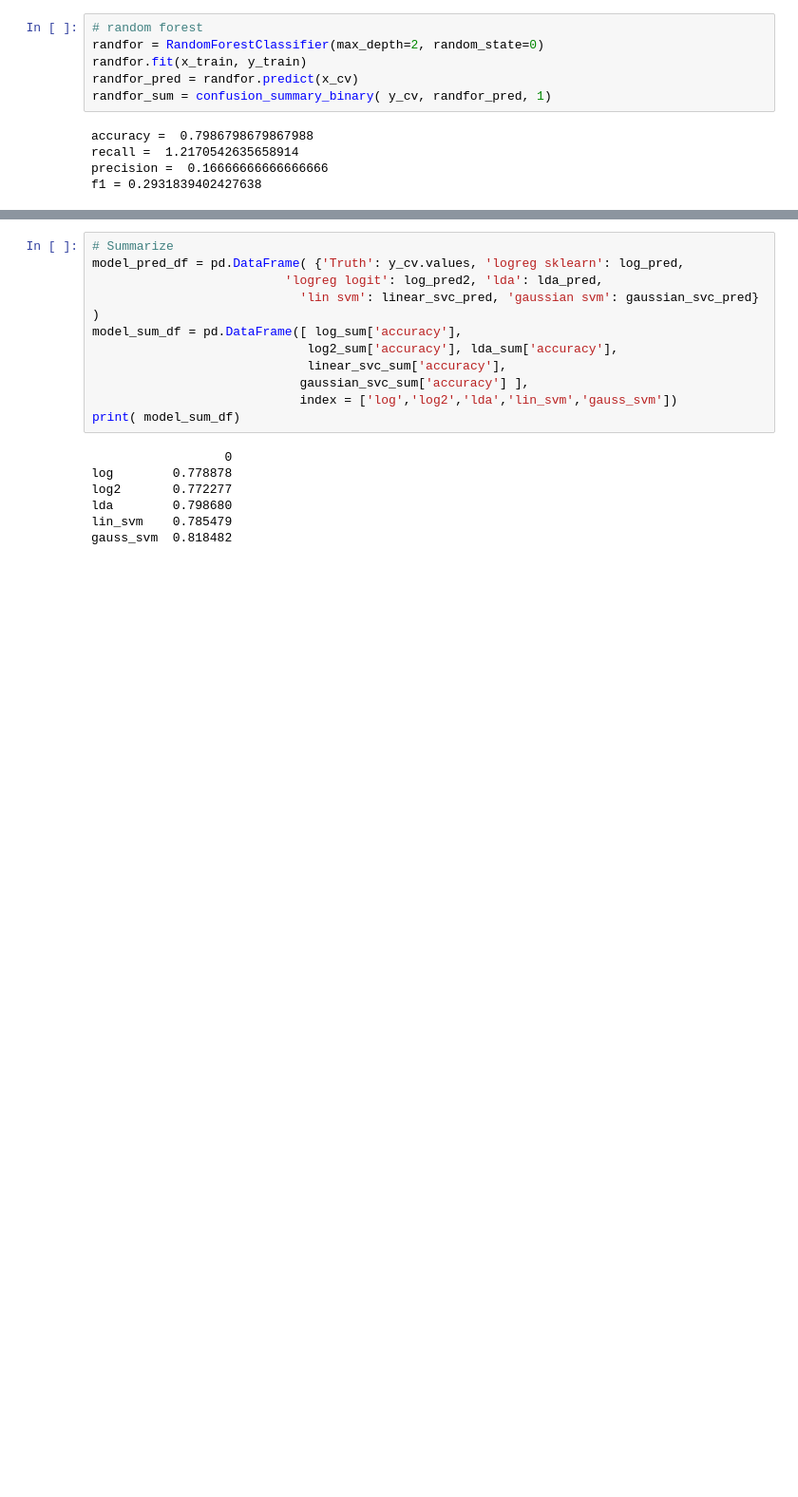
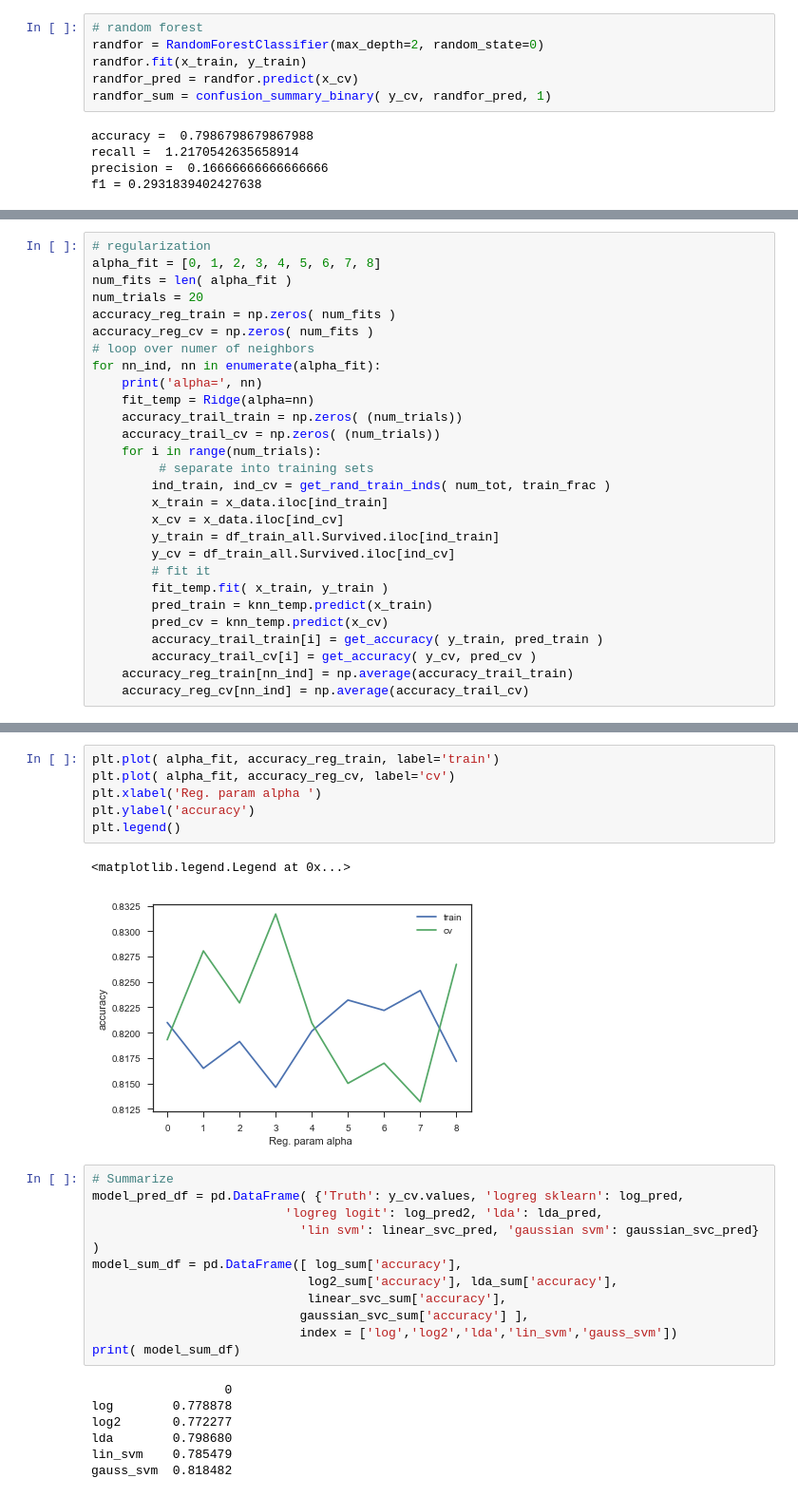
Before and after one commit to mstefferson/kaggle, a Jupyter notebook: titanic_survival.ipynb, the cells around one changed output, grey strips where cells are left out. Shown at 95% size. Drawn from its saved outputs; the diff is of its cells as text; blank space fills up the shorter version.

Commit message:
added regularization with logistic regulation.

```diff
--- a/titanic_survival.ipynb
+++ b/titanic_survival.ipynb
@@ -345,0 +364,28 @@ plt.plot( knn_neighbors, accuracy_train, knn_neighbors, accuracy_cv)
+# %%
+# regularization
+alpha_fit = [0, 1, 2, 3, 4, 5, 6, 7, 8]
+num_fits = len( alpha_fit )
+num_trials = 20
+accuracy_reg_train = np.zeros( num_fits )
+accuracy_reg_cv = np.zeros( num_fits )
+# loop over numer of neighbors
+for nn_ind, nn in enumerate(alpha_fit):
+    print('alpha=', nn)
+    fit_temp = Ridge(alpha=nn)
+    accuracy_trail_train = np.zeros( (num_trials))
+    accuracy_trail_cv = np.zeros( (num_trials))
+    for i in range(num_trials):
+         # separate into training sets
+        ind_train, ind_cv = get_rand_train_inds( num_tot, train_frac )
+        x_train = x_data.iloc[ind_train]
+        x_cv = x_data.iloc[ind_cv]
+        y_train = df_train_all.Survived.iloc[ind_train]
+        y_cv = df_train_all.Survived.iloc[ind_cv]
+        # fit it
+        fit_temp.fit( x_train, y_train )
+        pred_train = knn_temp.predict(x_train)
+        pred_cv = knn_temp.predict(x_cv)
+        accuracy_trail_train[i] = get_accuracy( y_train, pred_train )
+        accuracy_trail_cv[i] = get_accuracy( y_cv, pred_cv )
+    accuracy_reg_train[nn_ind] = np.average(accuracy_trail_train)
+    accuracy_reg_cv[nn_ind] = np.average(accuracy_trail_cv)
@@ -346,3 +402,12 @@ plt.plot( knn_neighbors, accuracy_train, knn_neighbors, accuracy_cv)
+# %%
+plt.plot( alpha_fit, accuracy_reg_train, label='train')
+plt.plot( alpha_fit, accuracy_reg_cv, label='cv')
+plt.xlabel('Reg. param alpha ')
+plt.ylabel('accuracy')
+plt.legend()
+# %% [output]
+<matplotlib.legend.Legend at 0x...>
+[figure, added]
 # %%
 # Summarize
 model_pred_df = pd.DataFrame( {'Truth': y_cv.values, 'logreg sklearn': log_pred,
```
Also changed, not shown: parts of 11 cells of this notebook.
